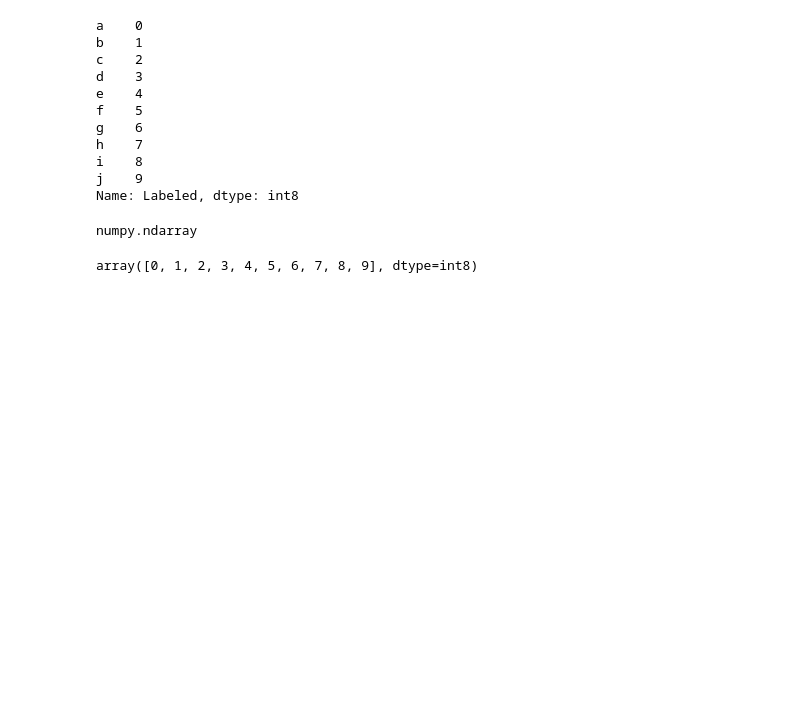
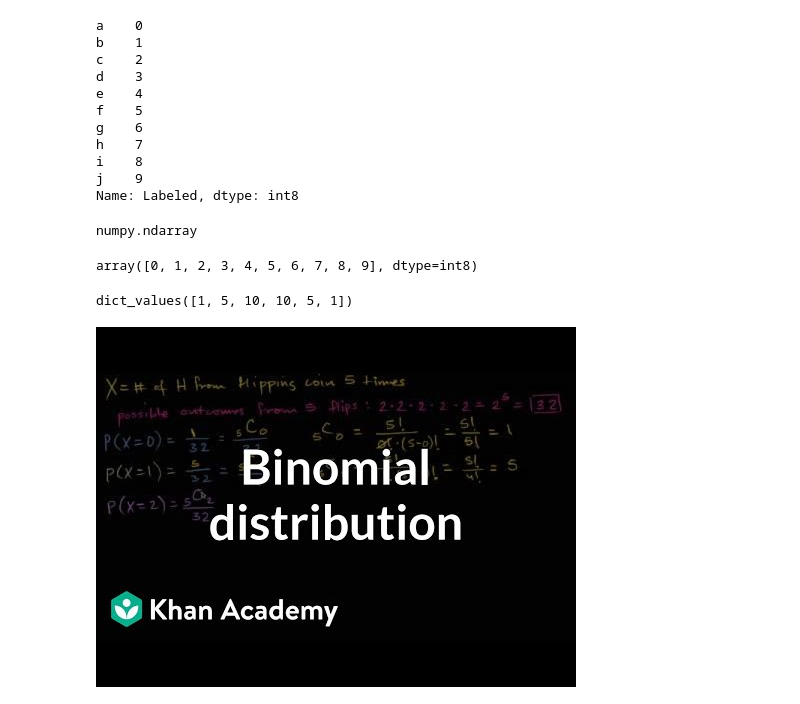
Before and after one commit to 4dsolutions/School_of_Tomorrow, a Jupyter notebook: dataviz.ipynb, the cells around one changed output. Saved outputs shown, nothing was run; the diff lists cells and outputs as text; code cells hidden in the pictures; blank space fills up the shorter version.

```diff
--- a/dataviz.ipynb
+++ b/dataviz.ipynb
@@ -462,3 +462,16 @@ def digitrange(minlen, maxlen, base=2):
             digits[i] = 0
             digits[i+1] += 1
             i += 1
+# %%
+gen = digitrange(0, 5, base=2)
+from collections import defaultdict
+tally = defaultdict(int)
+for p in gen:
+    tally[p.count(1)] += 1
+print(tally.values())
+# %% [output]
+dict_values([1, 5, 10, 10, 5, 1])
+# %%
+YouTubeVideo("WWv0RUxDfbs")
+# %% [output]
+[figure, added]
```
Also changed, not shown: parts of 1 cell of this notebook, 2 other files.
